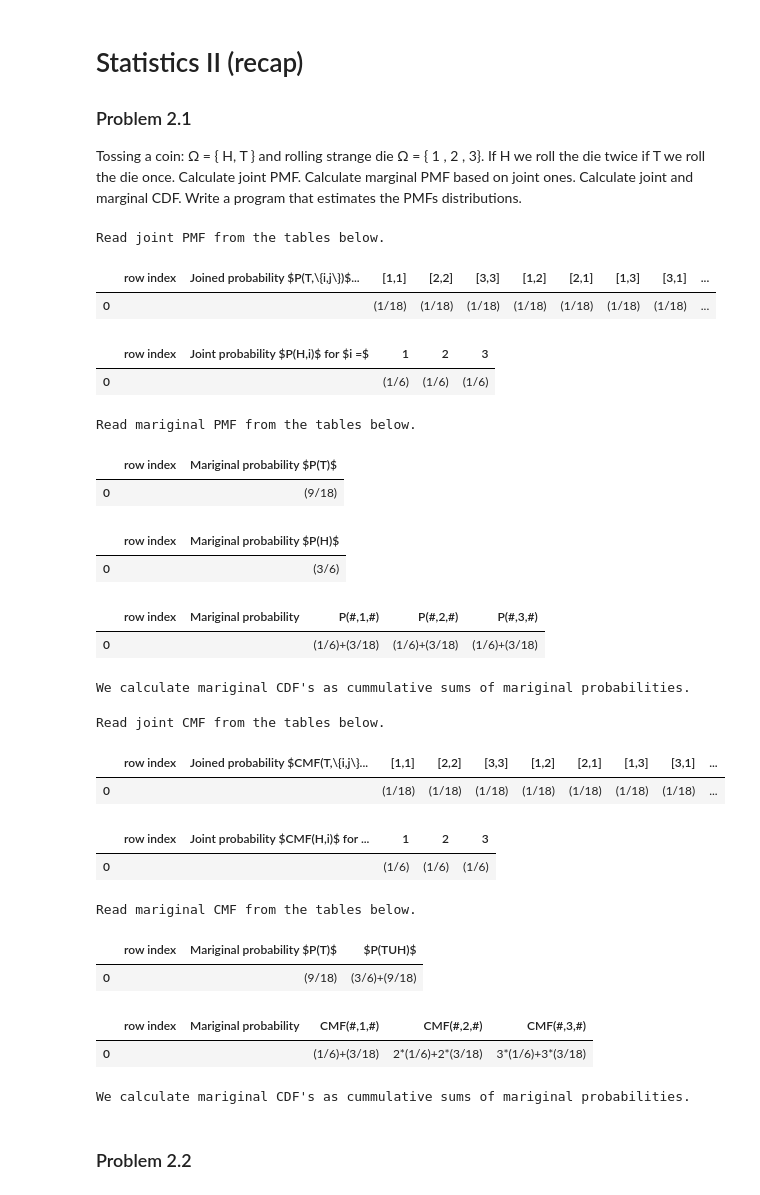
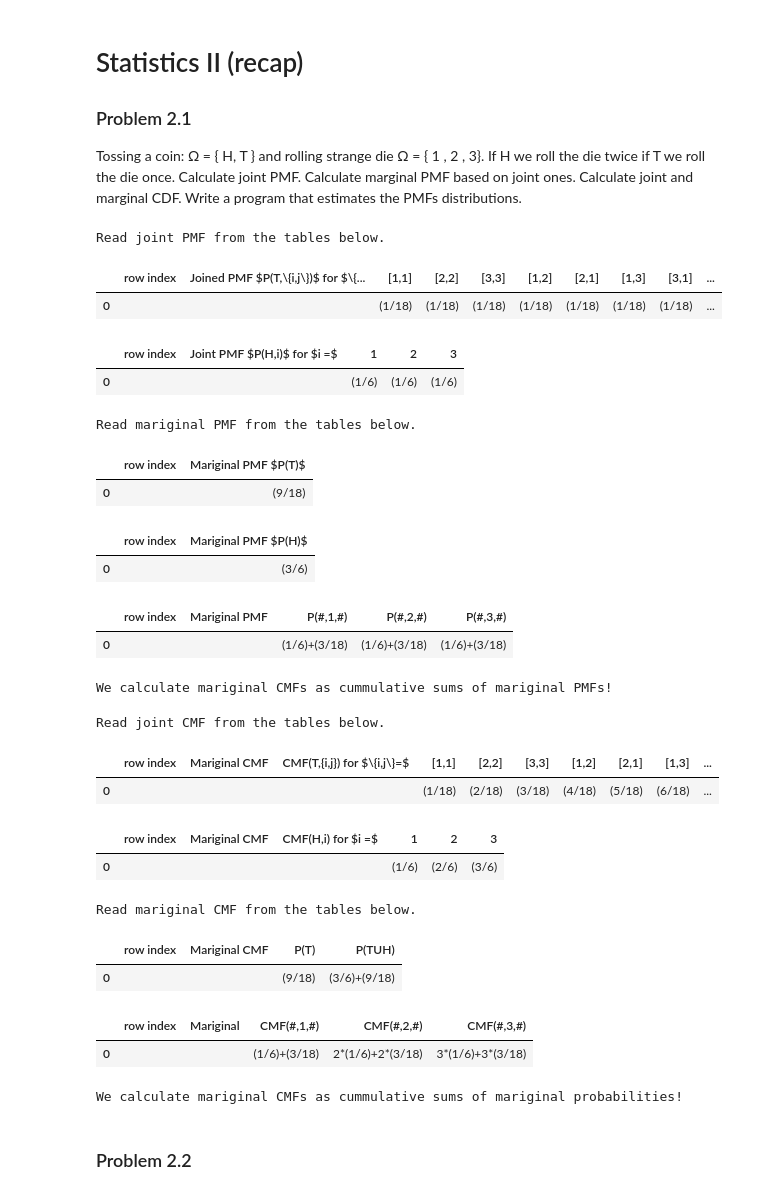
Before and after one commit to kmiec96/Modern-data-science, a Jupyter notebook: ML_2021_set2.ipynb, the cells around one changed output. Drawn from its saved outputs; the diff is of its cells as text; code cells hidden in the pictures.

```diff
--- a/ML_2021_set2.ipynb
+++ b/ML_2021_set2.ipynb
@@ -368,58 +368,58 @@ Dane_1=np.array([["","",'(1/6)+(3/18)','(1/6)+(3/18)','(1/6)+(3/18)']])
 Dane_display_1= pd.DataFrame(Dane_1, columns=['row index','Mariginal PMF', 'P(#,1,#)','P(#,2,#)', 'P(#,3,#)'])
 display(Dane_display_1)
 
-print("\nWe calculate mariginal CDF's as cummulative sums of mariginal PMFs.\n")
+print("\nWe calculate mariginal CMFs as cummulative sums of mariginal PMFs!\n")
 # %% [output]
 Read joint PMF from the tables below.
-|  | row index | Joined probability $P(T,\{i,j\})$... | [1,1] | [2,2] | [3,3] | [1,2] | [2,1] | [1,3] | [3,1] | ... |
+|  | row index | Joined PMF $P(T,\{i,j\})$ for $\{... | [1,1] | [2,2] | [3,3] | [1,2] | [2,1] | [1,3] | [3,1] | ... |
 | 0 |  |  | (1/18) | (1/18) | (1/18) | (1/18) | (1/18) | (1/18) | (1/18) | ... |
-|  | row index | Joint probability $P(H,i)$ for $i =$ | 1 | 2 | 3 |
+|  | row index | Joint PMF $P(H,i)$ for $i =$ | 1 | 2 | 3 |
 | 0 |  |  | (1/6) | (1/6) | (1/6) |
 Read mariginal PMF from the tables below.
-|  | row index | Mariginal probability $P(T)$ |
+|  | row index | Mariginal PMF $P(T)$ |
 | 0 |  | (9/18) |
-|  | row index | Mariginal probability $P(H)$ |
+|  | row index | Mariginal PMF $P(H)$ |
 | 0 |  | (3/6) |
-|  | row index | Mariginal probability | P(#,1,#) | P(#,2,#) | P(#,3,#) |
+|  | row index | Mariginal PMF | P(#,1,#) | P(#,2,#) | P(#,3,#) |
 | 0 |  |  | (1/6)+(3/18) | (1/6)+(3/18) | (1/6)+(3/18) |
-We calculate mariginal CDF's as cummulative sums of mariginal probabilities.
+We calculate mariginal CMFs as cummulative sums of mariginal PMFs!
 # %%
 print("Read joint CMF from the tables below.")
-Dane_T=np.array([["","",'(1/18)','(1/18)','(1/18)','(1/18)','(1/18)','(1/18)','(1/18)','(1/18)','(1/18)']])
+Dane_T=np.array([["","","",'(1/18)','(2/18)','(3/18)','(4/18)','(5/18)','(6/18)','(7/18)','(8/18)','(9/18)']])
 
-Dane_display_T= pd.DataFrame(Dane_T,columns=['row index','Joined probability $CMF(T,\{i,j\})$ for $\{i,j\}=$','[1,1]','[2,2]','[3,3]','[1,2]','[2,1]','[1,3]','[3,1]','[2,3]','[3,2]'])
+Dane_display_T= pd.DataFrame(Dane_T,columns=['row index','Mariginal CMF','CMF(T,{i,j}) for $\{i,j\}=$','[1,1]','[2,2]','[3,3]','[1,2]','[2,1]','[1,3]','[3,1]','[2,3]','[3,2]'])
 display(Dane_display_T)
 
-Dane_H=np.array([["","",'(1/6)','(1/6)','(1/6)']])
-Dane_display_H= pd.DataFrame(Dane_H,columns=['row index','Joint probability $CMF(H,i)$ for $i =$','1','2','3'])
+Dane_H=np.array([["","","",'(1/6)','(2/6)','(3/6)']])
+Dane_display_H= pd.DataFrame(Dane_H,columns=['row index','Mariginal CMF','CMF(H,i) for $i =$','1','2','3'])
 display(Dane_display_H)
 
 print("Read mariginal CMF from the tables below.")
 
 #Mariginal CMF: P(x=T), P(x= T or H)
-Dane_HT=np.array([["",'(9/18)','(3/6)+(9/18)']])
-Dane_display_HT= pd.DataFrame(Dane_HT, columns=['row index','Mariginal probability $P(T)$', '$P(TUH)$'])
+Dane_HT=np.array([["","",'(9/18)','(3/6)+(9/18)']])
+Dane_display_HT= pd.DataFrame(Dane_HT, columns=['row index','Mariginal CMF','P(T)', 'P(TUH)'])
 display(Dane_display_HT)
 
 #Mariginal CMF: P(#,1,#), P(#,2,#), P(#,3,#)
 Dane_1=np.array([["","",'(1/6)+(3/18)','2*(1/6)+2*(3/18)','3*(1/6)+3*(3/18)']])
 
-Dane_display_1= pd.DataFrame(Dane_1, columns=['row index','Mariginal probability', 'CMF(#,1,#)','CMF(#,2,#)', 'CMF(#,3,#)'])
+Dane_display_1= pd.DataFrame(Dane_1, columns=['row index','Mariginal', 'CMF(#,1,#)','CMF(#,2,#)', 'CMF(#,3,#)'])
 display(Dane_display_1)
 
-print("\nWe calculate mariginal CDF's as cummulative sums of mariginal probabilities.\n")
+print("\nWe calculate mariginal CMFs as cummulative sums of mariginal probabilities!\n")
 # %% [output]
 Read joint CMF from the tables below.
-|  | row index | Joined probability $CMF(T,\{i,j\}... | [1,1] | [2,2] | [3,3] | [1,2] | [2,1] | [1,3] | [3,1] | ... |
-| 0 |  |  | (1/18) | (1/18) | (1/18) | (1/18) | (1/18) | (1/18) | (1/18) | ... |
+|  | row index | Mariginal CMF | CMF(T,{i,j}) for $\{i,j\}=$ | [1,1] | [2,2] | [3,3] | [1,2] | [2,1] | [1,3] | ... |
+| 0 |  |  |  | (1/18) | (2/18) | (3/18) | (4/18) | (5/18) | (6/18) | ... |
-|  | row index | Joint probability $CMF(H,i)$ for ... | 1 | 2 | 3 |
-| 0 |  |  | (1/6) | (1/6) | (1/6) |
+|  | row index | Mariginal CMF | CMF(H,i) for $i =$ | 1 | 2 | 3 |
+| 0 |  |  |  | (1/6) | (2/6) | (3/6) |
 Read mariginal CMF from the tables below.
-|  | row index | Mariginal probability $P(T)$ | $P(TUH)$ |
-| 0 |  | (9/18) | (3/6)+(9/18) |
+|  | row index | Mariginal CMF | P(T) | P(TUH) |
+| 0 |  |  | (9/18) | (3/6)+(9/18) |
-|  | row index | Mariginal probability | CMF(#,1,#) | CMF(#,2,#) | CMF(#,3,#) |
+|  | row index | Mariginal | CMF(#,1,#) | CMF(#,2,#) | CMF(#,3,#) |
 | 0 |  |  | (1/6)+(3/18) | 2*(1/6)+2*(3/18) | 3*(1/6)+3*(3/18) |
-We calculate mariginal CDF's as cummulative sums of mariginal probabilities.
+We calculate mariginal CMFs as cummulative sums of mariginal probabilities!
 # %% [markdown]
 ### Problem 2.2
 # %% [markdown]
```
